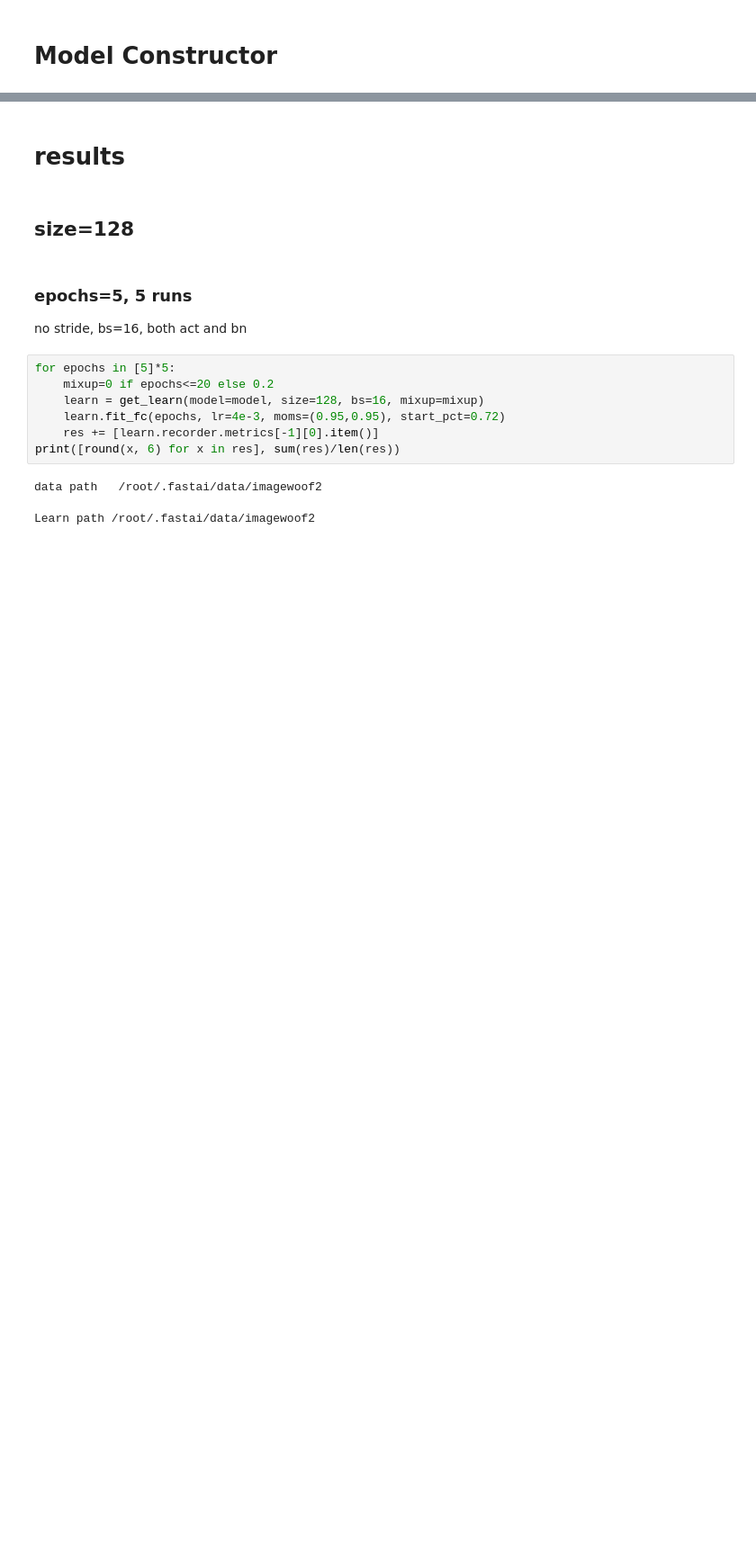
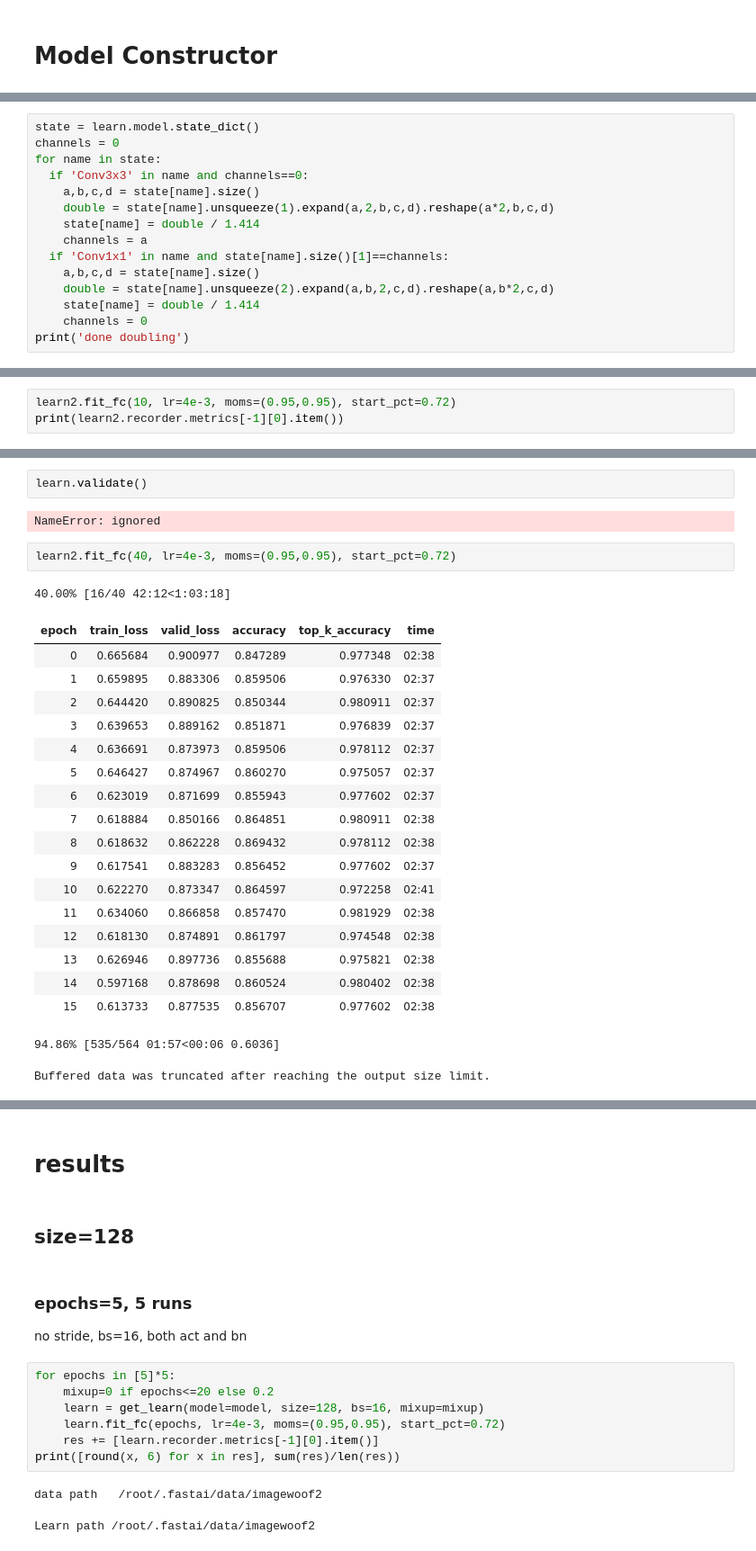
Before and after one commit to BoaEi/imagenette_experiments, a Jupyter notebook: ResNet_separable.ipynb, the cells around one changed output, grey strips where cells are left out. Shown at 90% size. Drawn from its saved outputs; the diff is of its cells as text; blank space fills up the shorter version.

```diff
--- a/ResNet_separable.ipynb
+++ b/ResNet_separable.ipynb
@@ -107,0 +148,15 @@ res = []
+# %%
+state = learn.model.state_dict()
+channels = 0
+for name in state:
+  if 'Conv3x3' in name and channels==0:
+    a,b,c,d = state[name].size()
+    double = state[name].unsqueeze(1).expand(a,2,b,c,d).reshape(a*2,b,c,d)
+    state[name] = double / 1.414
+    channels = a
+  if 'Conv1x1' in name and state[name].size()[1]==channels:
+    a,b,c,d = state[name].size()
+    double = state[name].unsqueeze(2).expand(a,b,2,c,d).reshape(a,b*2,c,d)
+    state[name] = double / 1.414
+    channels = 0
+print('done doubling')
@@ -107,0 +178,3 @@ res = []
+# %%
+learn2.fit_fc(10, lr=4e-3, moms=(0.95,0.95), start_pct=0.72)
+print(learn2.recorder.metrics[-1][0].item())
@@ -107,0 +194,27 @@ res = []
+# %%
+learn.validate()
+# %% [output]
+NameError: ignored
+# %%
+learn2.fit_fc(40, lr=4e-3, moms=(0.95,0.95), start_pct=0.72)
+# %% [output]
+40.00% [16/40 42:12<1:03:18]
+| epoch | train_loss | valid_loss | accuracy | top_k_accuracy | time |
+| 0 | 0.665684 | 0.900977 | 0.847289 | 0.977348 | 02:38 |
+| 1 | 0.659895 | 0.883306 | 0.859506 | 0.976330 | 02:37 |
+| 2 | 0.644420 | 0.890825 | 0.850344 | 0.980911 | 02:37 |
+| 3 | 0.639653 | 0.889162 | 0.851871 | 0.976839 | 02:37 |
+| 4 | 0.636691 | 0.873973 | 0.859506 | 0.978112 | 02:37 |
+| 5 | 0.646427 | 0.874967 | 0.860270 | 0.975057 | 02:37 |
+| 6 | 0.623019 | 0.871699 | 0.855943 | 0.977602 | 02:37 |
+| 7 | 0.618884 | 0.850166 | 0.864851 | 0.980911 | 02:38 |
+| 8 | 0.618632 | 0.862228 | 0.869432 | 0.978112 | 02:38 |
+| 9 | 0.617541 | 0.883283 | 0.856452 | 0.977602 | 02:37 |
+| 10 | 0.622270 | 0.873347 | 0.864597 | 0.972258 | 02:41 |
+| 11 | 0.634060 | 0.866858 | 0.857470 | 0.981929 | 02:38 |
+| 12 | 0.618130 | 0.874891 | 0.861797 | 0.974548 | 02:38 |
+| 13 | 0.626946 | 0.897736 | 0.855688 | 0.975821 | 02:38 |
+| 14 | 0.597168 | 0.878698 | 0.860524 | 0.980402 | 02:38 |
+| 15 | 0.613733 | 0.877535 | 0.856707 | 0.977602 | 02:38 |
+94.86% [535/564 01:57<00:06 0.6036]
+Buffered data was truncated after reaching the output size limit.
```
Also changed, not shown: parts of 18 cells of this notebook.
